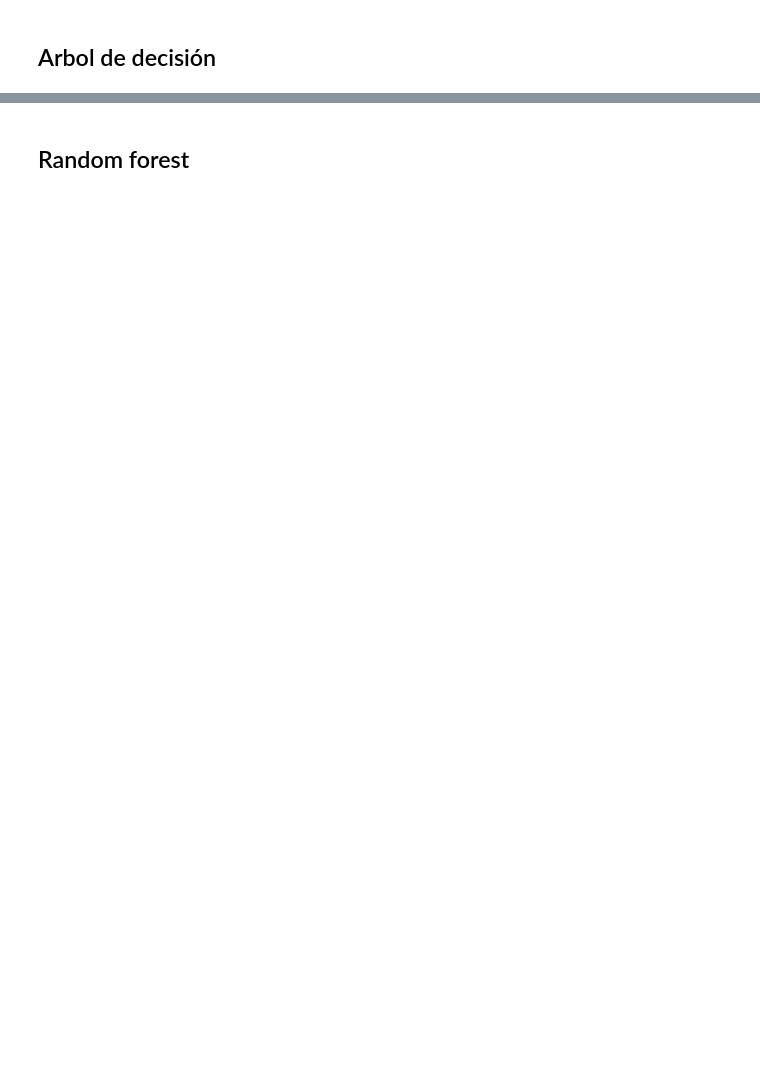
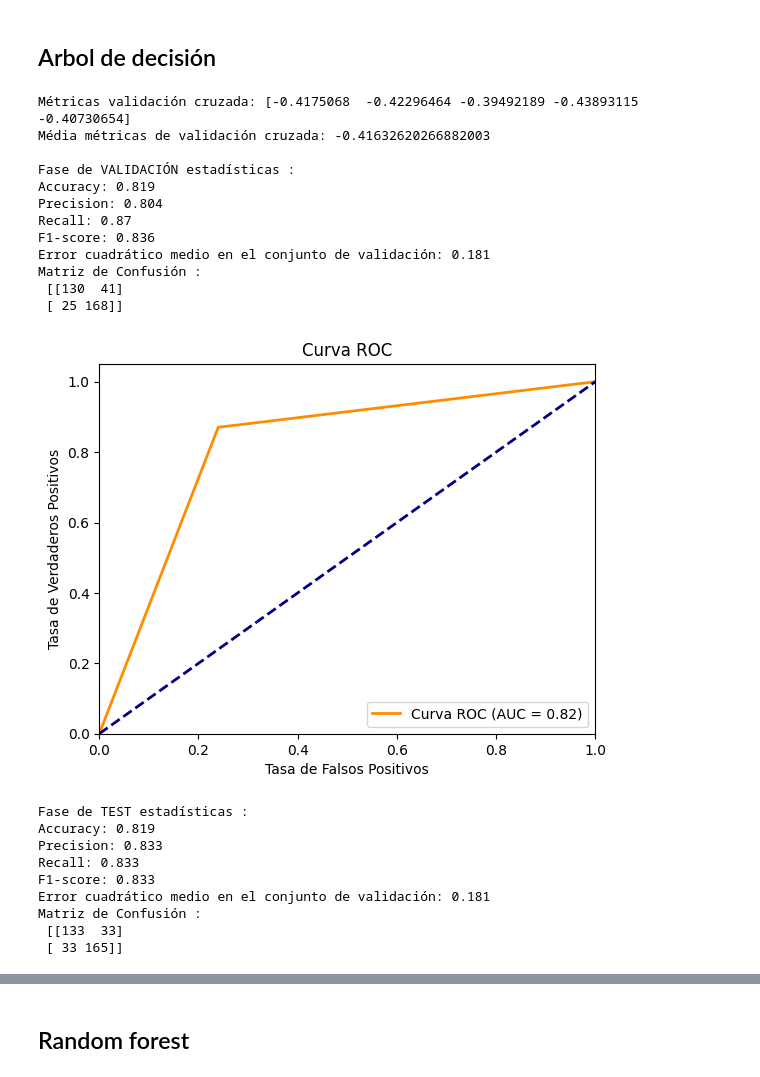
Before and after one commit to Lusku/kschool_master, a Jupyter notebook: TFM_Simple.ipynb, the cells around one changed output, grey strips where cells are left out. Cells and saved outputs as stored; diff of their text form; code cells hidden in the pictures; blank space fills up the shorter version.

```diff
--- a/TFM_Simple.ipynb
+++ b/TFM_Simple.ipynb
@@ -255,2 +481,60 @@ X_train, X_val, X_test, y_train, y_val, y_test = split_data(X, y, train_size=0.6
 # %% [markdown]
 ## Arbol de decisión
+# %%
+from sklearn.tree import DecisionTreeClassifier
+
+# Crear una instancia del modelo de árboles de decisión
+model_DT = DecisionTreeClassifier(random_state=42)
+
+# Cross validation
+cv_scores = cross_val_score(
+                estimator = model_DT,
+                X         = X_train_prep,
+                y         = y_train,
+                scoring   = 'neg_root_mean_squared_error',
+                cv        = 5
+            )
+
+print(f"Métricas validación cruzada: {cv_scores}")
+print(f"Média métricas de validación cruzada: {cv_scores.mean()}")
+print("")
+
+# Entrenar el modelo usando los datos de entrenamiento preprocesados
+model_DT.fit(X_train_prep, y_train)
+
+# Predecir con el conjunto de validación
+y_pred = model_DT.predict(X_val_prep)
+
+print("Fase de VALIDACIÓN estadísticas :")
+mostrar_estadisticas(y_val, y_pred)
+mostrar_curva_ROC(y_val, y_pred)
+
+# Predecir con el conjunto de test
+y_test_pred = model_DT.predict(X_test_prep)
+
+print("Fase de TEST estadísticas :")
+mostrar_estadisticas(y_test, y_test_pred)
+mostrar_curva_ROC(y_test, y_test_pred)
+# %% [output]
+Métricas validación cruzada: [-0.4175068  -0.42296464 -0.39492189 -0.43893115 -0.40730654]
+Média métricas de validación cruzada: -0.41632620266882003
+
+Fase de VALIDACIÓN estadísticas :
+Accuracy: 0.819
+Precision: 0.804
+Recall: 0.87
+F1-score: 0.836
+Error cuadrático medio en el conjunto de validación: 0.181
+Matriz de Confusión :
+ [[130  41]
+ [ 25 168]]
+[figure, added]
+Fase de TEST estadísticas :
+Accuracy: 0.819
+Precision: 0.833
+Recall: 0.833
+F1-score: 0.833
+Error cuadrático medio en el conjunto de validación: 0.181
+Matriz de Confusión :
+ [[133  33]
+ [ 33 165]]
```
Also changed, not shown: parts of 10 cells of this notebook.
